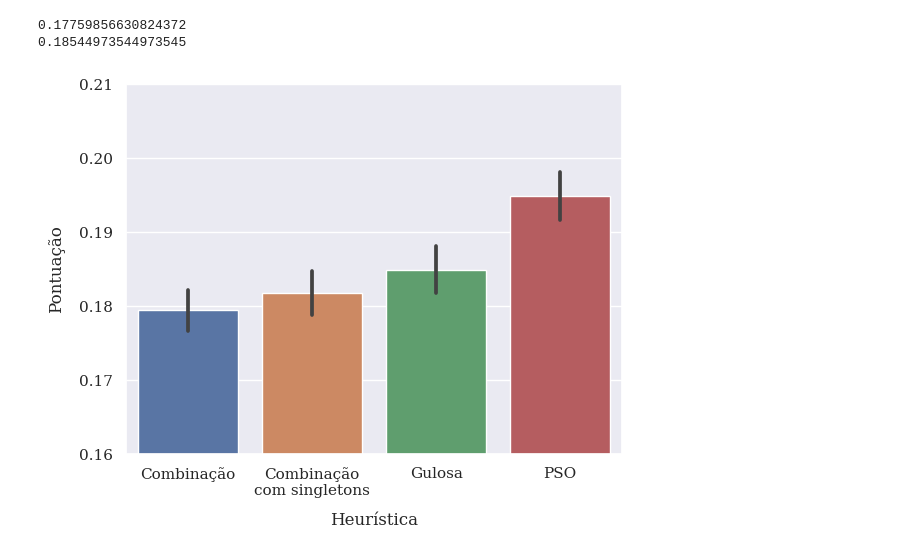
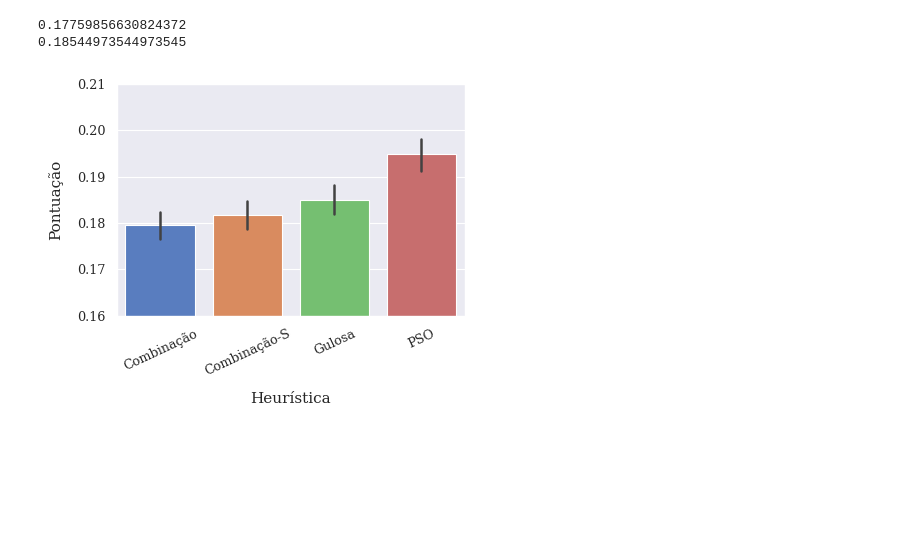
Before and after one commit to marmitar/MCSP-Data-Analysis, a Jupyter notebook: plots_mcsp.ipynb, the cells around one changed output. Saved outputs shown, nothing was run; the diff lists cells and outputs as text; code cells hidden in the pictures; blank space fills up the shorter version.

```diff
--- a/plots_mcsp.ipynb
+++ b/plots_mcsp.ipynb
@@ -29,22 +46,25 @@ def read_pso_df(filename):
 # %%
 # BASIC SCORE COMPARISON PLOT FOR A SINGLE FILE
 
 df = read_df("r-5-10-s-5-30-n80-ke0.5-ki0.1-kg0.1-dist1-3-3-3-iter100-part200.csv")
+# df = read_df("r50-s-5-10-n220-ke0.5-ki0.1-kg0.1-dist1-3-3-3-iter100-part200.csv")
 df['logscore'] = np.log(df['score'] + 1)
 
-sns.barplot(data=df, x='heuristic', y='score')
+sns.barplot(data=df, x='heuristic', y='score', hue='heuristic')
 plt.ylim(0.16, 0.21)
+# plt.ylim(0.072, 0.078)
 plt.xlabel("Heurística")
 plt.ylabel("Pontuação")
-plt.xticks([0, 1, 2, 3], ["Combinação", "Combinação\ncom singletons", "Gulosa", "PSO"])
-plt.savefig("r-5-10-s-5-30-n80-ke0.5-ki0.1-kg0.1-dist1-3-3-3-iter100-part200.pdf")
+plt.xticks([0, 1, 2, 3], ["Combinação", "Combinação-S", "Gulosa", "PSO"], rotation=25)
+plt.savefig("r-5-10-s-5-30-n80-ke0.5-ki0.1-kg0.1-dist1-3-3-3-iter100-part200.pgf")
+# plt.savefig("r50-s-5-10-n220-ke0.5-ki0.1-kg0.1-dist1-3-3-3-iter100-part200.pgf")
 
 print(df[df['heuristic'] == 'greedy']['score'].median())
 print(df[df['heuristic'] == 'pso']['score'].median())
 # %% [output]
 0.17759856630824372
 0.18544973544973545
-[figure, old version]
+[figure, new version]
 # %%
 # PSO EXECUTION TIME
 
```
Also changed, not shown: parts of 7 cells of this notebook, 7 other files.
